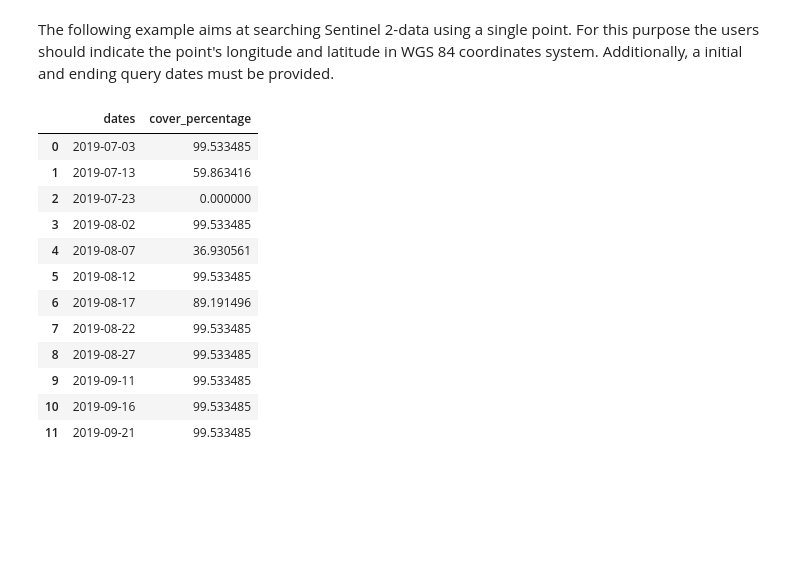
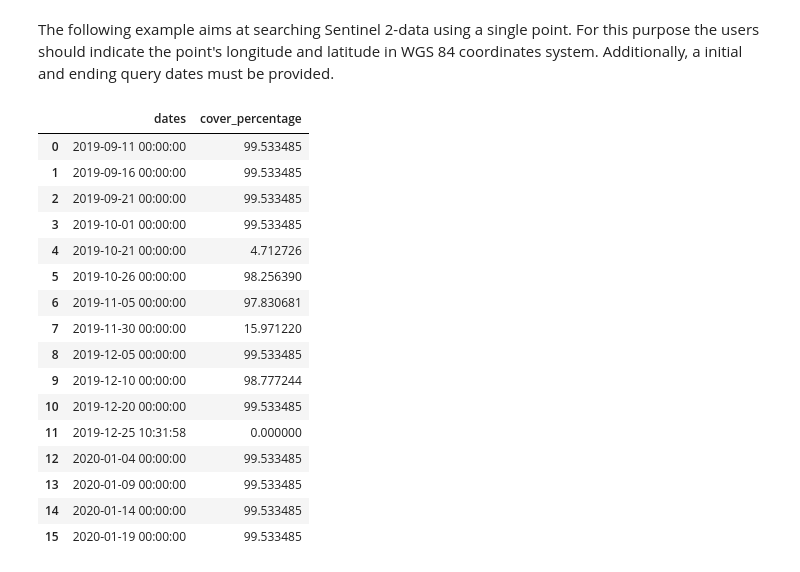
Before and after one commit to anaguilarar/gee_satellite_data, a Jupyter notebook: examples/query_using_a_single_point.ipynb, the cells around one changed output. Saved outputs shown, nothing was run; the diff lists cells and outputs as text; code cells hidden in the pictures; blank space fills up the shorter version.

```diff
--- a/examples/query_using_a_single_point.ipynb
+++ b/examples/query_using_a_single_point.ipynb
@@ -7,29 +8,33 @@ Additionally, a initial and ending query dates must be provided.
 # %%
 ## region of interest
 longitude = -74.9943
 latitude = 3.91708
 areaofinfluence = 500 ## this value is the circle radius, that will wrap the area of interest, in meters
 
-sentinel2 = gee_satellite_data.get_gee_data("2019-07-01",  ## start date
-                                            "2019-09-28", ## end query date
+sentinel2 = gee_satellite_data.get_gee_data("2019-09-01",  ## start date
+                                            "2020-01-28", ## end query date
                                             point_coordinates= [longitude,latitude], ## region of interest
                                             mission= "sentinel2_sr", ## mission
                                             cloud_percentage= 80, ## clouds percentage allowed per image
                                             buffer= areaofinfluence
                                            )
 
 sentinel2.summary
 # %% [output]
 |  | dates | cover_percentage |
-| 0 | 2019-07-03 | 99.533485 |
-| 1 | 2019-07-13 | 59.863416 |
-| 2 | 2019-07-23 | 0.000000 |
-| 3 | 2019-08-02 | 99.533485 |
-| 4 | 2019-08-07 | 36.930561 |
-| 5 | 2019-08-12 | 99.533485 |
-| 6 | 2019-08-17 | 89.191496 |
-| 7 | 2019-08-22 | 99.533485 |
-| 8 | 2019-08-27 | 99.533485 |
-| 9 | 2019-09-11 | 99.533485 |
-| 10 | 2019-09-16 | 99.533485 |
-| 11 | 2019-09-21 | 99.533485 |
+| 0 | 2019-09-11 00:00:00 | 99.533485 |
+| 1 | 2019-09-16 00:00:00 | 99.533485 |
+| 2 | 2019-09-21 00:00:00 | 99.533485 |
+| 3 | 2019-10-01 00:00:00 | 99.533485 |
+| 4 | 2019-10-21 00:00:00 | 4.712726 |
+| 5 | 2019-10-26 00:00:00 | 98.256390 |
+| 6 | 2019-11-05 00:00:00 | 97.830681 |
+| 7 | 2019-11-30 00:00:00 | 15.971220 |
+| 8 | 2019-12-05 00:00:00 | 99.533485 |
+| 9 | 2019-12-10 00:00:00 | 98.777244 |
+| 10 | 2019-12-20 00:00:00 | 99.533485 |
+| 11 | 2019-12-25 10:31:58 | 0.000000 |
+| 12 | 2020-01-04 00:00:00 | 99.533485 |
+| 13 | 2020-01-09 00:00:00 | 99.533485 |
+| 14 | 2020-01-14 00:00:00 | 99.533485 |
+| 15 | 2020-01-19 00:00:00 | 99.533485 |
```
Also changed, not shown: parts of 4 cells of this notebook.
